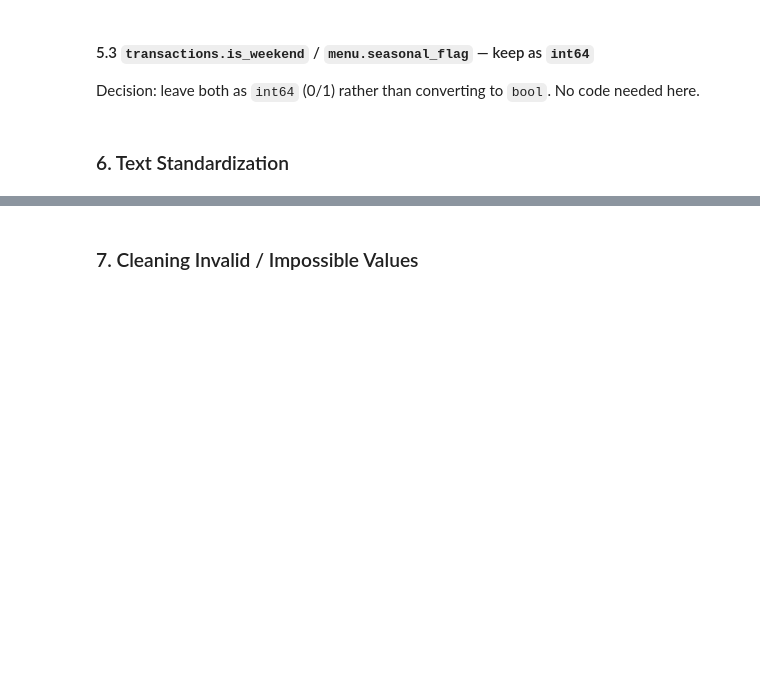
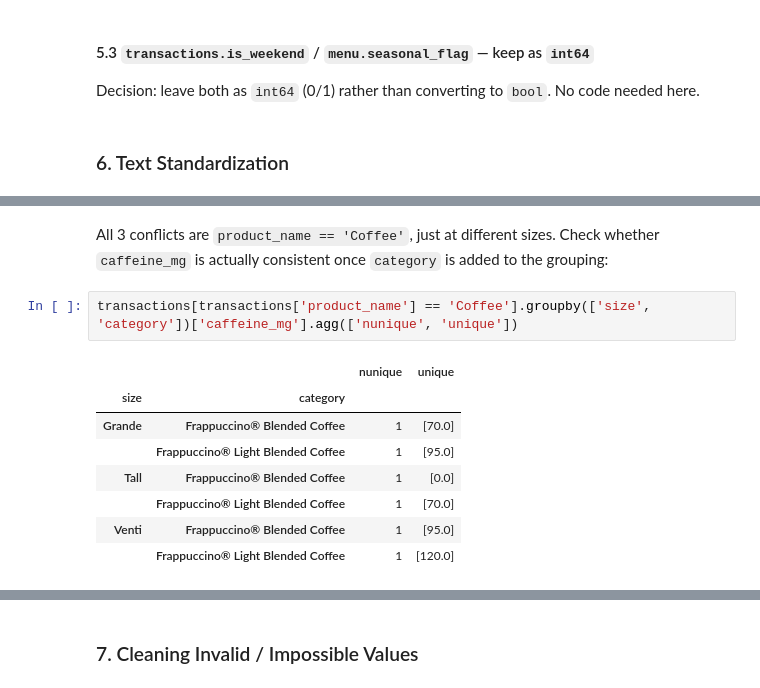
Before and after one commit to Sherry438/Starbucks-Menu-Portfolio-Strategy, a Jupyter notebook: notebooks/03_data_cleaning.ipynb, the cells around one changed output, grey strips where cells are left out. Cells and saved outputs as stored; diff of their text form; blank space fills up the shorter version.

```diff
--- a/notebooks/03_data_cleaning.ipynb
+++ b/notebooks/03_data_cleaning.ipynb
@@ -370,0 +427,13 @@ Decision: leave both as `int64` (0/1) rather than converting to `bool`. No code
+# %% [markdown]
+All 3 conflicts are `product_name == 'Coffee'`, just at different sizes. Check whether `caffeine_mg` is actually consistent once `category` is added to the grouping:
+# %%
+transactions[transactions['product_name'] == 'Coffee'].groupby(['size', 'category'])['caffeine_mg'].agg(['nunique', 'unique'])
+# %% [output]
+|  |  | nunique | unique |
+| size | category |  |  |
+| Grande | Frappuccino® Blended Coffee | 1 | [70.0] |
+|  | Frappuccino® Light Blended Coffee | 1 | [95.0] |
+| Tall | Frappuccino® Blended Coffee | 1 | [0.0] |
+|  | Frappuccino® Light Blended Coffee | 1 | [70.0] |
+| Venti | Frappuccino® Blended Coffee | 1 | [95.0] |
+|  | Frappuccino® Light Blended Coffee | 1 | [120.0] |
```
Also changed, not shown: parts of 21 cells of this notebook.
